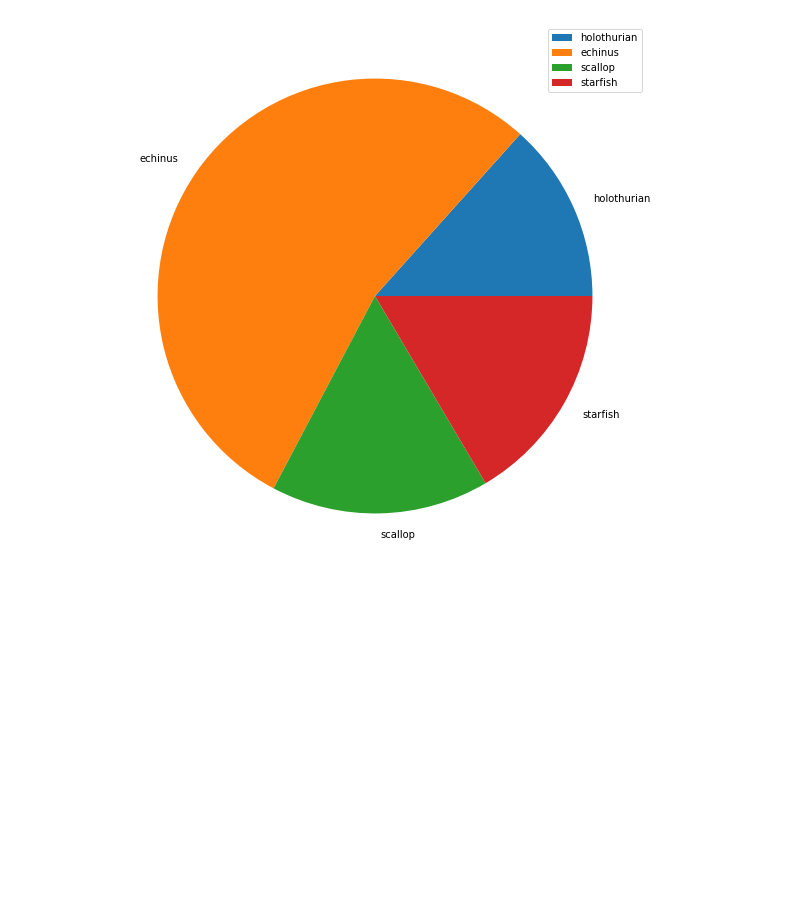
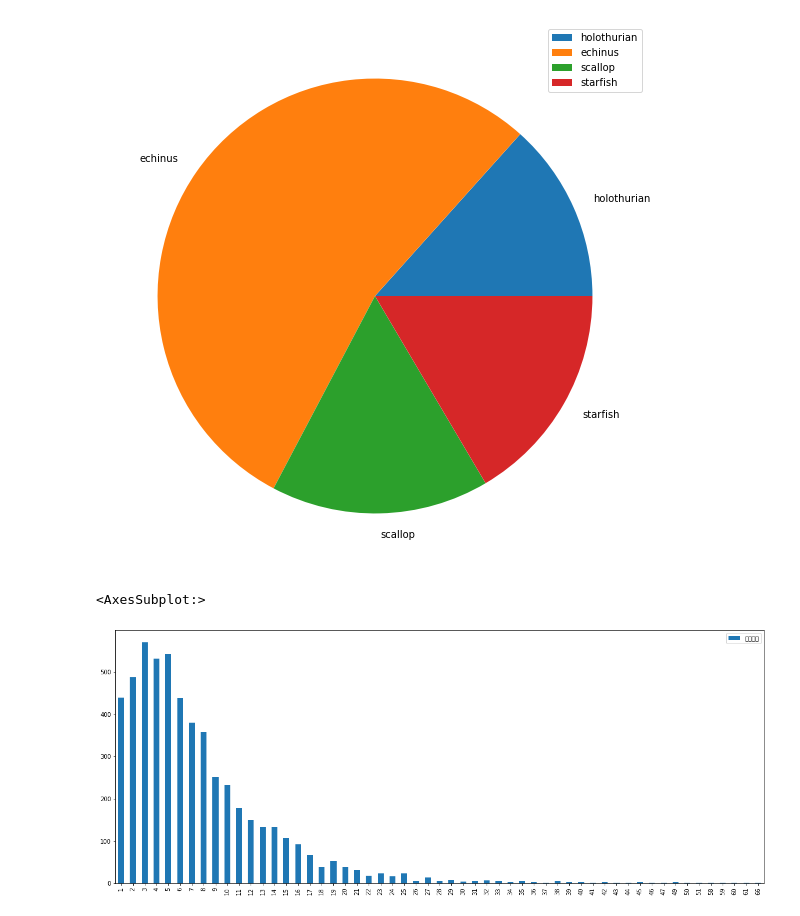
Before and after one commit to alexchungio/under-water-object-detect-2020, a Jupyter notebook: docs/data_analysis.ipynb, the cells around one changed output. Saved outputs shown, nothing was run; the diff lists cells and outputs as text; code cells hidden in the pictures; blank space fills up the shorter version.

Commit message:
update data analysis

```diff
--- a/docs/data_analysis.ipynb
+++ b/docs/data_analysis.ipynb
@@ -121,3 +121,18 @@ echinus      22343
 scallop       6720
 starfish      6841
 [figure]
+# %%
+# 存在相同标签数量的图的数量的统计直方图
+%matplotlib inline
+plt.style.use({'figure.figsize':(20, 8)})
+annoto_count={}
+for i in all_data['annotations']:
+    annoto_count[i['image_id']]=annoto_count.setdefault(i['image_id'],0)+1
+indes_list=set(annoto_count.values())
+values_count=[list(annoto_count.values()).count(i) for i in indes_list]
+pd.DataFrame(values_count,index=indes_list,columns=['标签数量']).plot(kind='bar')
+# 有1个标注的图的数量有440张
+# 有3个标注的图的数量有580张
+# %% [output]
+<AxesSubplot:>
+[figure, added]
```
Also changed, not shown: parts of 4 cells of this notebook.
